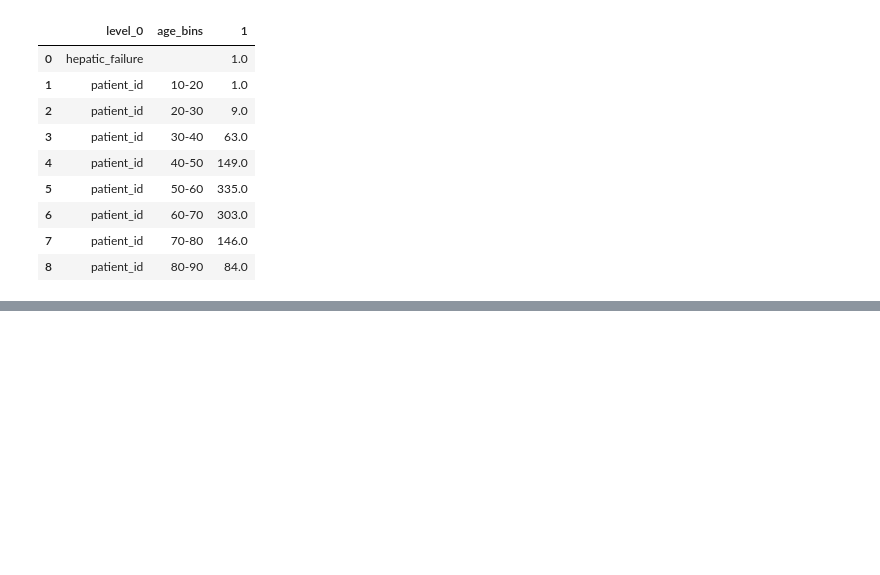
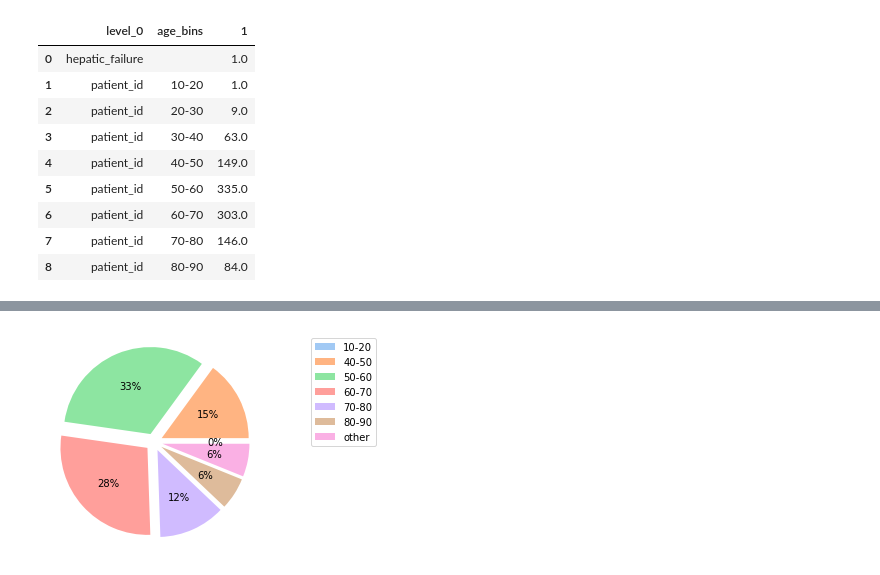
Before and after one commit to Edgart371/Project-5-Streamlit-Dashboard, a Jupyter notebook: cleaning_code.ipynb, the cells around one changed output, grey strips where cells are left out. Cells and saved outputs as stored; diff of their text form; code cells hidden in the pictures; blank space fills up the shorter version.

```diff
--- a/cleaning_code.ipynb
+++ b/cleaning_code.ipynb
@@ -293,0 +361,33 @@ plt.show()
+# %%
+def age_pie_chart(sickness):
+    # code to create loop for input of streamlit user input
+    chartone = survival[[f'{sickness}','age_bins','patient_id']]
+    an = chartone.pivot_table(index=[f'{sickness}'], values=['patient_id'], columns=['age_bins'], aggfunc='count')
+    an.reset_index(inplace=True)
+
+    dataforchart = an.loc[an[f'{sickness}']==1].transpose()
+    dataforchart.reset_index(inplace=True)
+
+    values = dataforchart[1].sum()
+    dataforchart.loc[(dataforchart[1]/values < 0.05),'age_bins']='other'
+    dataforchart = dataforchart.groupby(by='age_bins').agg({1:'sum'})
+    dataforchart.reset_index(inplace=True)
+    dataforchart.loc[(dataforchart[1]== np.nan), 1] = 0
+
+    #define data
+    data = list(dataforchart[1])
+    labels = list(dataforchart['age_bins'])
+    explode = [0.1 for x in labels]
+
+
+    #define Seaborn color palette to use
+    colors = sns.color_palette('pastel')[0:9]
+
+    #create pie chart
+    plt.pie(data,explode = explode, colors = colors, autopct='%.0f%%')
+    plt.legend(labels, bbox_to_anchor=(1.2, 1.0), loc='upper left')
+    return plt.show()
+# %%
+age_pie_chart('cirrhosis')
+# %% [output]
+[figure, added]
```
Also changed, not shown: parts of 28 cells of this notebook, 1 other file.
